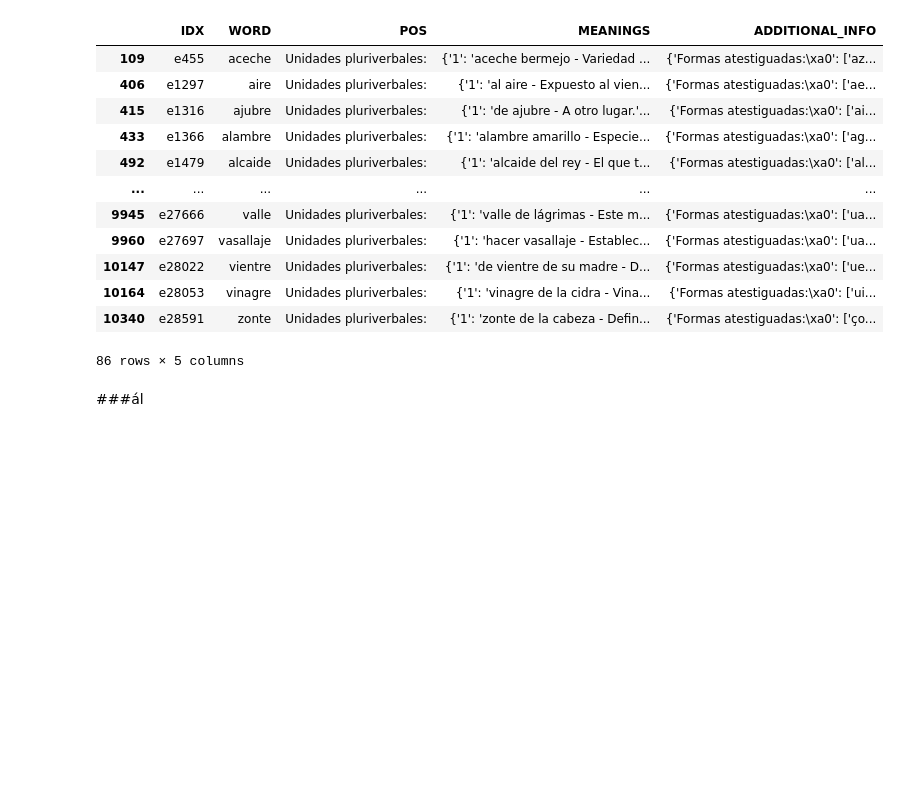
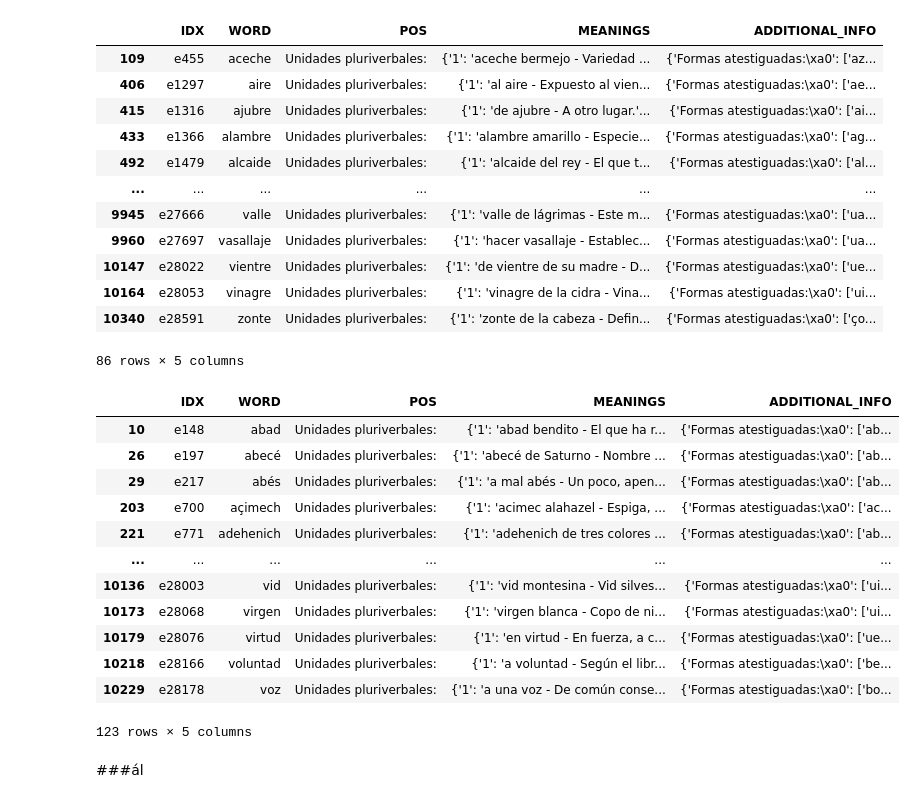
Before and after one commit to DionysiusSidorius/project-753, a Jupyter notebook: Uniparser.ipynb, the cells around one changed output. Saved outputs shown, nothing was run; the diff lists cells and outputs as text; code cells hidden in the pictures; blank space fills up the shorter version.

```diff
--- a/Uniparser.ipynb
+++ b/Uniparser.ipynb
@@ -580,6 +581,45 @@ f"""-lexeme
  paradigm: ADJ_e
 """
   )
+# %%
+# in C-r
+import re
+dict_noun_V = df[
+    (df['POS'].str.strip() == 'Unidades pluriverbales:') &
+    (df['WORD'].str.strip().str.fullmatch(r".+[^aeiour]\b", na=False))&
+    (~df['WORD'].isin({'antes', 'así', 'bien','ambos','azul','especial', 'demás', 'mientras', 'más', 'menos', 'hoy', 'pues', 'pos', 'oriental', 'occidental', 'tal'}))
+]
+with open('lexemes.txt', 'a') as lex:
+  for word, other in zip(dict_noun_V['WORD'], dict_noun_V['ADDITIONAL_INFO']):
+    if 'Formas atestiguadas:\xa0' not in eval(other):
+      forms = set()
+    else:
+      forms = set([re.sub(r'(.+)s', r'\1', form) for form in set(eval(other)['Formas atestiguadas:\xa0'])])
+    forms.discard(word)
+    lex.write(
+f"""-lexeme
+ lex: {word}
+ stem: {word}.{'|'+'|'.join([form+"." for form in forms if form.count(' ') == 0]) if forms else ''}
+ gramm: NOUN
+ paradigm: NOM
+"""
+    )
+# %%
+dict_noun_V.drop('EXAMPLES', axis=1)
+# %% [output]
+|  | IDX | WORD | POS | MEANINGS | ADDITIONAL_INFO |
+| 10 | e148 | abad | Unidades pluriverbales: | {'1': 'abad bendito - El que ha r... | {'Formas atestiguadas:\xa0': ['ab... |
+| 26 | e197 | abecé | Unidades pluriverbales: | {'1': 'abecé de Saturno - Nombre ... | {'Formas atestiguadas:\xa0': ['ab... |
+| 29 | e217 | abés | Unidades pluriverbales: | {'1': 'a mal abés - Un poco, apen... | {'Formas atestiguadas:\xa0': ['ab... |
+| 203 | e700 | açimech | Unidades pluriverbales: | {'1': 'acimec alahazel - Espiga, ... | {'Formas atestiguadas:\xa0': ['ac... |
+| 221 | e771 | adehenich | Unidades pluriverbales: | {'1': 'adehenich de tres colores ... | {'Formas atestiguadas:\xa0': ['ab... |
+| ... | ... | ... | ... | ... | ... |
+| 10136 | e28003 | vid | Unidades pluriverbales: | {'1': 'vid montesina - Vid silves... | {'Formas atestiguadas:\xa0': ['ui... |
+| 10173 | e28068 | virgen | Unidades pluriverbales: | {'1': 'virgen blanca - Copo de ni... | {'Formas atestiguadas:\xa0': ['ui... |
+| 10179 | e28076 | virtud | Unidades pluriverbales: | {'1': 'en virtud - En fuerza, a c... | {'Formas atestiguadas:\xa0': ['ue... |
+| 10218 | e28166 | voluntad | Unidades pluriverbales: | {'1': 'a voluntad - Según el libr... | {'Formas atestiguadas:\xa0': ['be... |
+| 10229 | e28178 | voz | Unidades pluriverbales: | {'1': 'a una voz - De común conse... | {'Formas atestiguadas:\xa0': ['bo... |
+123 rows × 5 columns
 # %% [markdown]
 ###ál
 # %%
```
Also changed, not shown: parts of 1 cell of this notebook.
